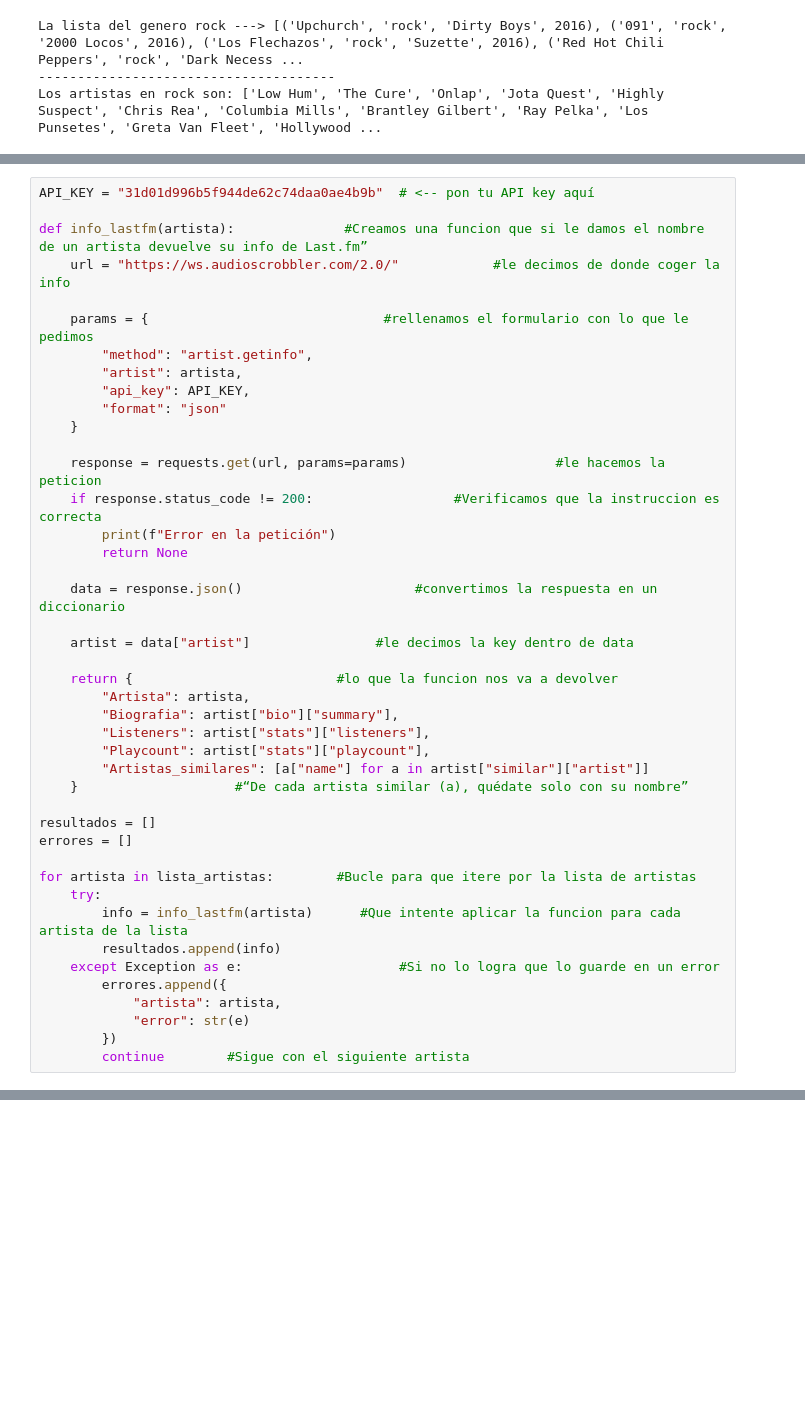
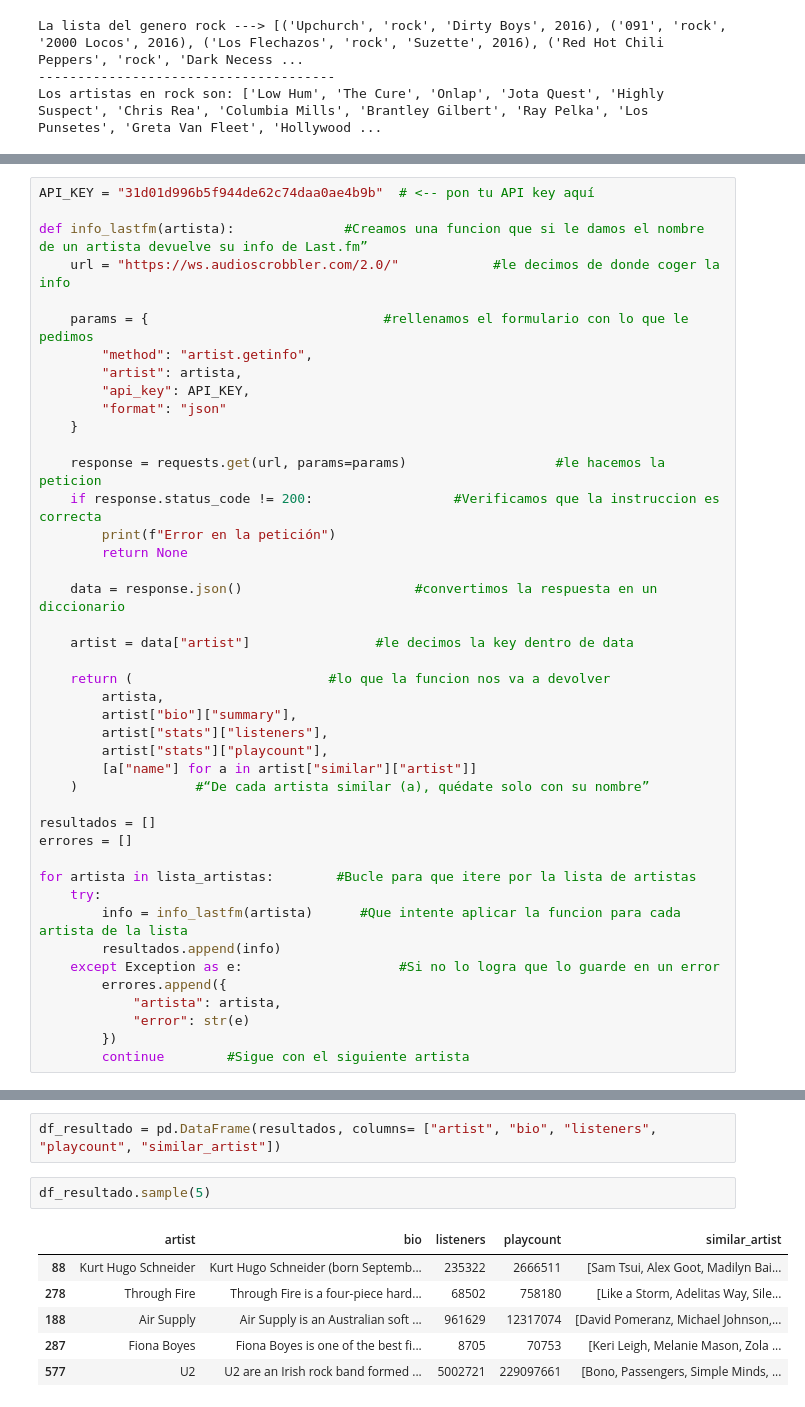
Before and after one commit to janirasl/adalab-proyecto2-promo65-modulo2-team3, a Jupyter notebook: rock/rock.ipynb, the cells around one changed output, grey strips where cells are left out. Drawn from its saved outputs; the diff is of its cells as text; blank space fills up the shorter version.

```diff
--- a/rock/rock.ipynb
+++ b/rock/rock.ipynb
@@ -82,13 +92,13 @@ def info_lastfm(artista):              #Creamos una funcion que si le damos el n
 
     artist = data["artist"]                #le decimos la key dentro de data
 
-    return {                          #lo que la funcion nos va a devolver
-        "Artista": artista,
-        "Biografia": artist["bio"]["summary"],
-        "Listeners": artist["stats"]["listeners"],
-        "Playcount": artist["stats"]["playcount"],
-        "Artistas_similares": [a["name"] for a in artist["similar"]["artist"]]
-    }                    #“De cada artista similar (a), quédate solo con su nombre”
+    return (                         #lo que la funcion nos va a devolver
+        artista,
+        artist["bio"]["summary"],
+        artist["stats"]["listeners"],
+        artist["stats"]["playcount"],
+        [a["name"] for a in artist["similar"]["artist"]]
+    )               #“De cada artista similar (a), quédate solo con su nombre”
 
 resultados = []
 errores = []
@@ -111,0 +124,11 @@ with open("resultados.json", "w", encoding="utf-8") as fichero:
+# %%
+df_resultado = pd.DataFrame(resultados, columns= ["artist", "bio", "listeners", "playcount", "similar_artist"])
+# %%
+df_resultado.sample(5)
+# %% [output]
+|  | artist | bio | listeners | playcount | similar_artist |
+| 88 | Kurt Hugo Schneider | Kurt Hugo Schneider (born Septemb... | 235322 | 2666511 | [Sam Tsui, Alex Goot, Madilyn Bai... |
+| 278 | Through Fire | Through Fire is a four-piece hard... | 68502 | 758180 | [Like a Storm, Adelitas Way, Sile... |
+| 188 | Air Supply | Air Supply is an Australian soft ... | 961629 | 12317074 | [David Pomeranz, Michael Johnson,... |
+| 287 | Fiona Boyes | Fiona Boyes is one of the best fi... | 8705 | 70753 | [Keri Leigh, Melanie Mason, Zola ... |
+| 577 | U2 | U2 are an Irish rock band formed ... | 5002721 | 229097661 | [Bono, Passengers, Simple Minds, ... |
```
Also changed, not shown: parts of 8 cells of this notebook, 4 other files.
